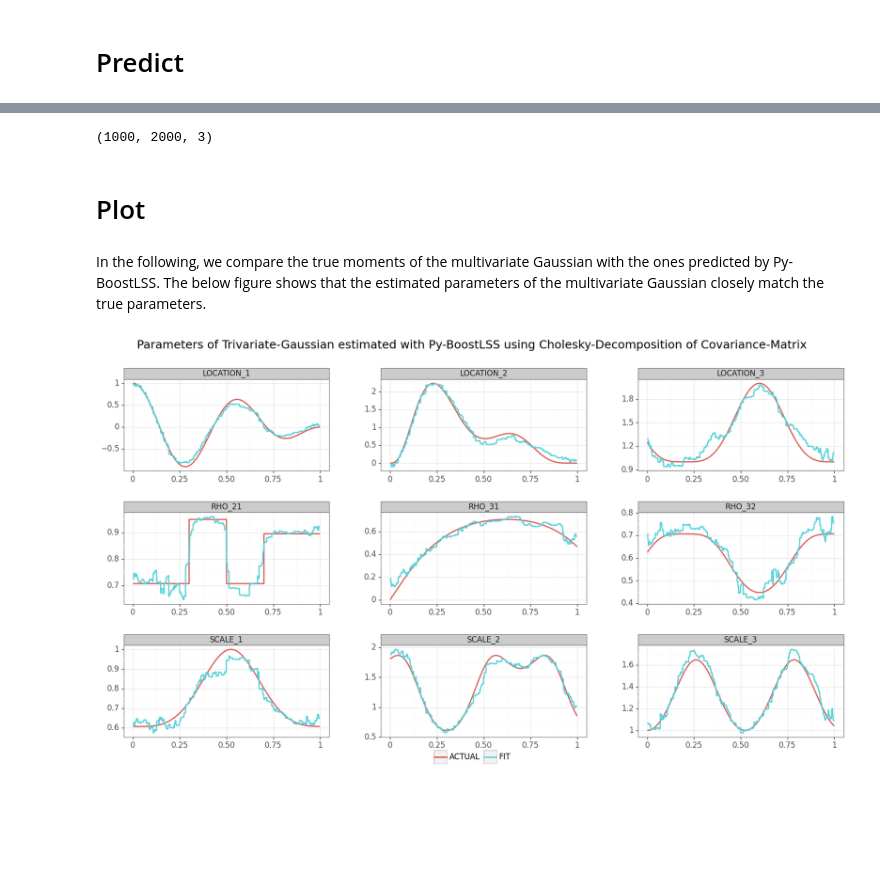
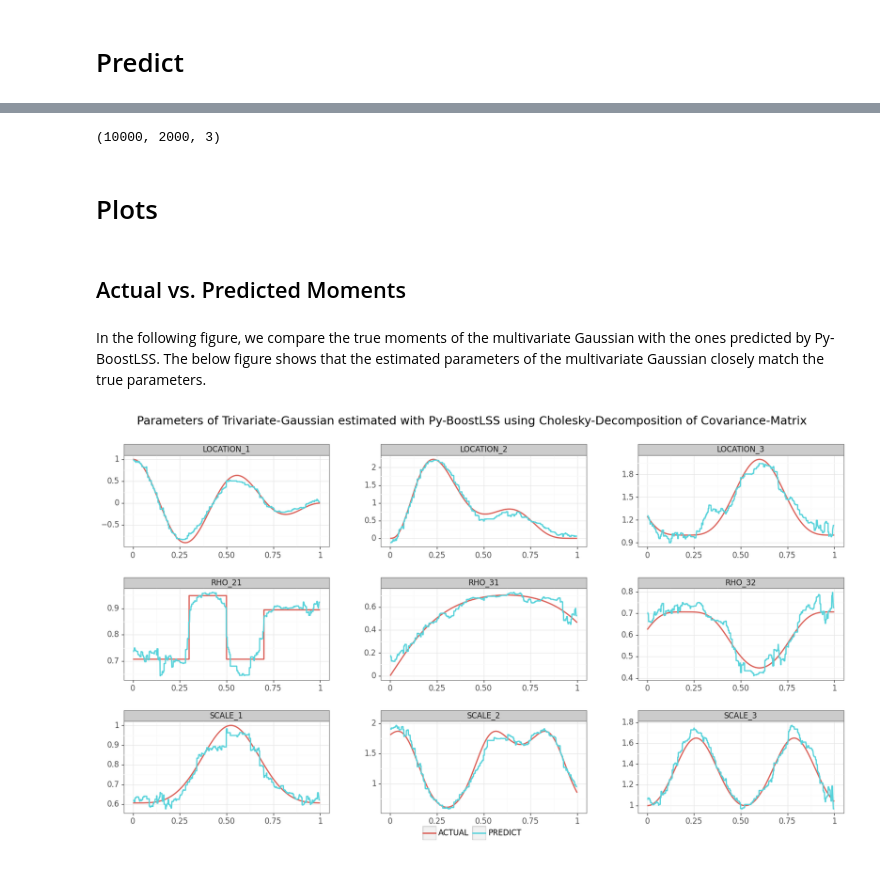
Before and after one commit to StatMixedML/Py-BoostLSS, a Jupyter notebook: examples/MVN (Cholesky).ipynb, the cells around one changed output, grey strips where cells are left out. Saved outputs shown, nothing was run; the diff lists cells and outputs as text; code cells hidden in the pictures; blank space fills up the shorter version.

```diff
--- a/examples/MVN (Cholesky).ipynb
+++ b/examples/MVN (Cholesky).ipynb
@@ -61,12 +61,12 @@ plotnine.options.figure_size = (20, 10)
 # %% [markdown]
 # Specifiy distribution and initialize model
 # %%
-distribution = MVN(D=3) # Multivariate Normal, where D specifies the number of target variables
-pyboostlss = PyBoostLSS_Regressor(distribution) # initializes model
+distribution = MVN(D=3)           # Multivariate Normal distribution, where D specifies the number of target variables
+pyblss = PyBoostLSS(distribution) # Initializes model with specified distribution
 # %% [markdown]
 # Data
 # %%
-data_sim = load_simulated_data("sim_triv_gaussian.csv")
+data_sim = load_example_data("sim_triv_gaussian.csv")
 
 # Create 60%, 20%, 20% split for train, validation and test
 train, validate, test = np.split(data_sim.sample(frac=1,random_state=123), [int(0.6*len(data_sim)), int(0.8*len(data_sim))])
@@ -137,17 +137,17 @@ opt_param = pyboostlss.hyper_opt(params=hp_dict,
 # %%
 opt_params = opt_param.copy()
 
-pyboostlss_model = pyboostlss.train(dtrain=dtrain,
-                                    lr=opt_params["lr"],
-                                    lambda_l2=opt_params["lambda_l2"],
-                                    max_depth=opt_params["max_depth"],
-                                    sketch_outputs=opt_params["sketch_outputs"],
-                                    colsample=opt_params["colsample"],
-                                    subsample=opt_params["subsample"],
-                                    min_gain_to_split=opt_params["min_gain_to_split"],
-                                    ntrees=opt_params["opt_rounds"],
-                                    use_hess=True,
-                                    verbose=100,
-                                    sketch_method="proj",
-                                    seed=123)
+pyboostlss_model = pyblss.train(dtrain=dtrain,
+                                lr=opt_params["lr"],
+                                lambda_l2=opt_params["lambda_l2"],
+                                max_depth=opt_params["max_depth"],
+                                sketch_outputs=opt_params["sketch_outputs"],
+                                colsample=opt_params["colsample"],
+                                subsample=opt_params["subsample"],
+                                min_gain_to_split=opt_params["min_gain_to_split"],
+                                ntrees=opt_params["opt_rounds"],
+                                use_hess=True,
+                                verbose=100,
+                                sketch_method="proj",
+                                seed=123)
 # %% [output]
@@ -183,18 +182,21 @@ predt_params
 # %%
 # Draws random samples from the predicted distribution
 torch.manual_seed(123)
+n_samples = 10000
 predt_samples = distribution.predict(model=pyboostlss_model,
                                      X_test=x_test,
                                      pred_type="samples",
-                                     n_samples=1000)
+                                     n_samples=n_samples)
 
-predt_samples.shape # Shape is (n_samples, n_obs, n_target)
+predt_samples.shape # Output-shape is (n_samples, n_obs, n_target)
 # %% [output]
-(1000, 2000, 3)
+(10000, 2000, 3)
 # %% [markdown]
-# Plot
+# Plots
+# %% [markdown]
+## Actual vs. Predicted Moments
 # %% [markdown]
-In the following, we compare the true moments of the multivariate Gaussian with the ones predicted by Py-BoostLSS. The below figure shows that the estimated parameters of the multivariate Gaussian closely match the true parameters.
+In the following figure, we compare the true moments of the multivariate Gaussian with the ones predicted by Py-BoostLSS. The below figure shows that the estimated parameters of the multivariate Gaussian closely match the true parameters.
 # %%
 predt_params["x"] = x_test
 dist_params = list(predt_params.columns)
@@ -209,32 +211,32 @@ plot_df_actual["type"] = "ACTUAL"
 # Data with predicted values
 plot_df_predt = pd.melt(predt_params,
                         id_vars="x",
                         value_vars=dist_params)
-plot_df_predt["type"] = "FIT"
+plot_df_predt["type"] = "PREDICT"
 
 plot_df = pd.concat([plot_df_actual, plot_df_predt])
 
 plot_df["variable"] = plot_df.variable.str.upper()
 
 
 plot_params = (ggplot(plot_df,
                       aes(x="x",
                           y="value",
                           color="type")) +
                geom_line(size=1.1) +
                facet_wrap("variable",
                           scales="free") +
                labs(title="Parameters of Trivariate-Gaussian estimated with Py-BoostLSS using Cholesky-Decomposition of Covariance-Matrix\n",
                     x="",
                     y="") +
                theme_bw(base_size=15) +
                theme(legend_position="bottom",
                      legend_title = element_blank(),
                      subplots_adjust={"wspace": 0.25,
                                       "hspace": 0.45})
               )
 
 
 print(plot_params)
 # %% [output]
-[figure, old version]
+[figure, new version]
```
Also changed, not shown: parts of 7 cells of this notebook.
